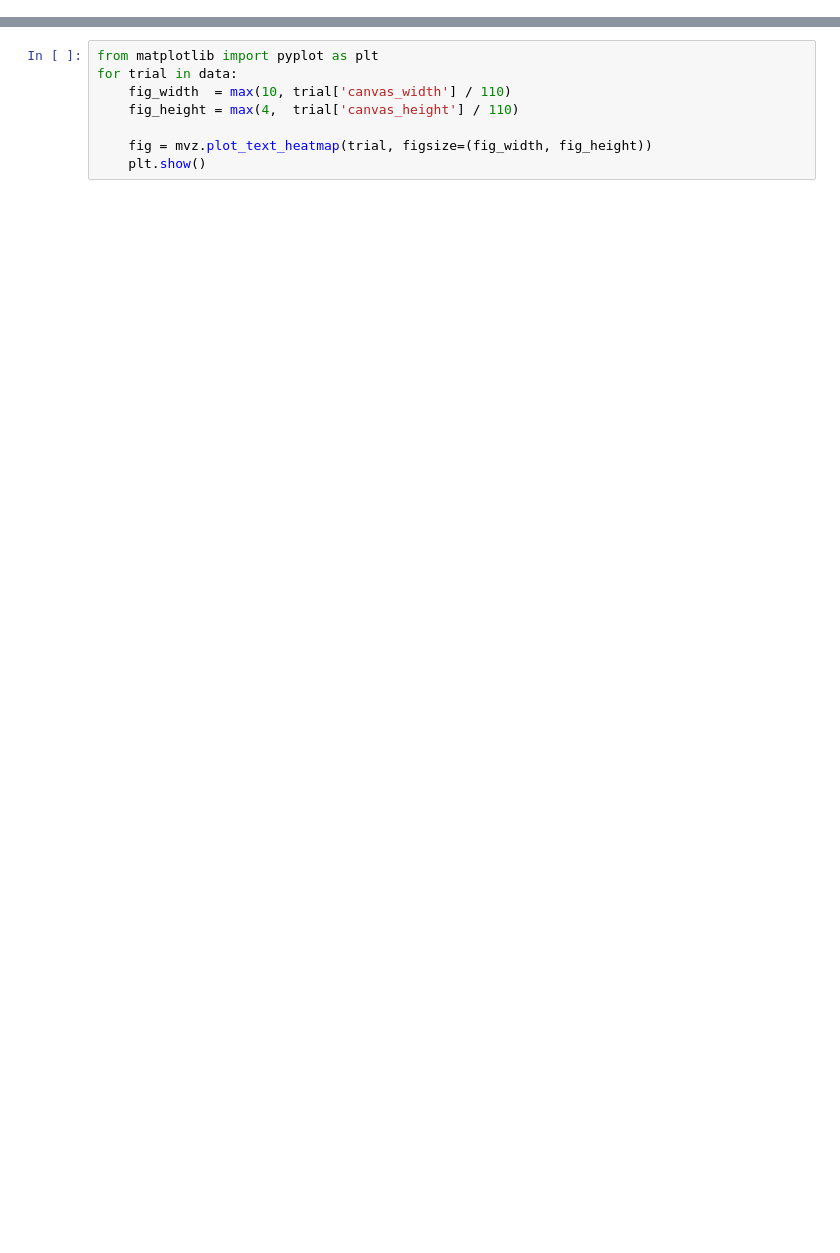
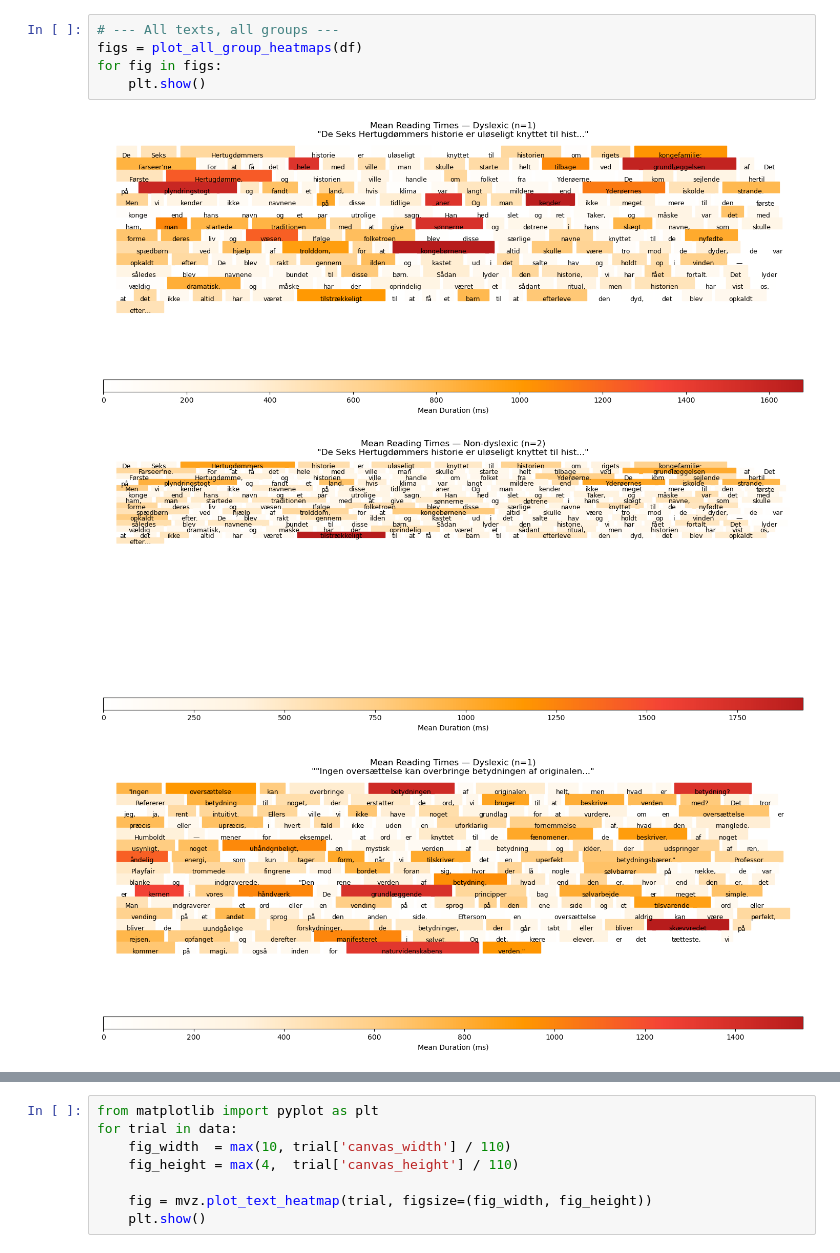
Before and after one commit to ethanweed/experiment_templates, a Jupyter notebook: JATOS data parsing tools/heatmaps.ipynb, the cells around one changed output, grey strips where cells are left out. Cells and saved outputs as stored; diff of their text form; blank space fills up the shorter version.

```diff
--- a/JATOS data parsing tools/heatmaps.ipynb
+++ b/JATOS data parsing tools/heatmaps.ipynb
@@ -28,0 +238,9 @@ print(f"Built {len(data)} trials")
+# %%
+# --- All texts, all groups ---
+figs = plot_all_group_heatmaps(df)
+for fig in figs:
+    plt.show()
+# %% [output]
+[figure, added]
+[figure, added]
+[figure, added]
```
Also changed, not shown: parts of 9 cells of this notebook, 2 other files.
